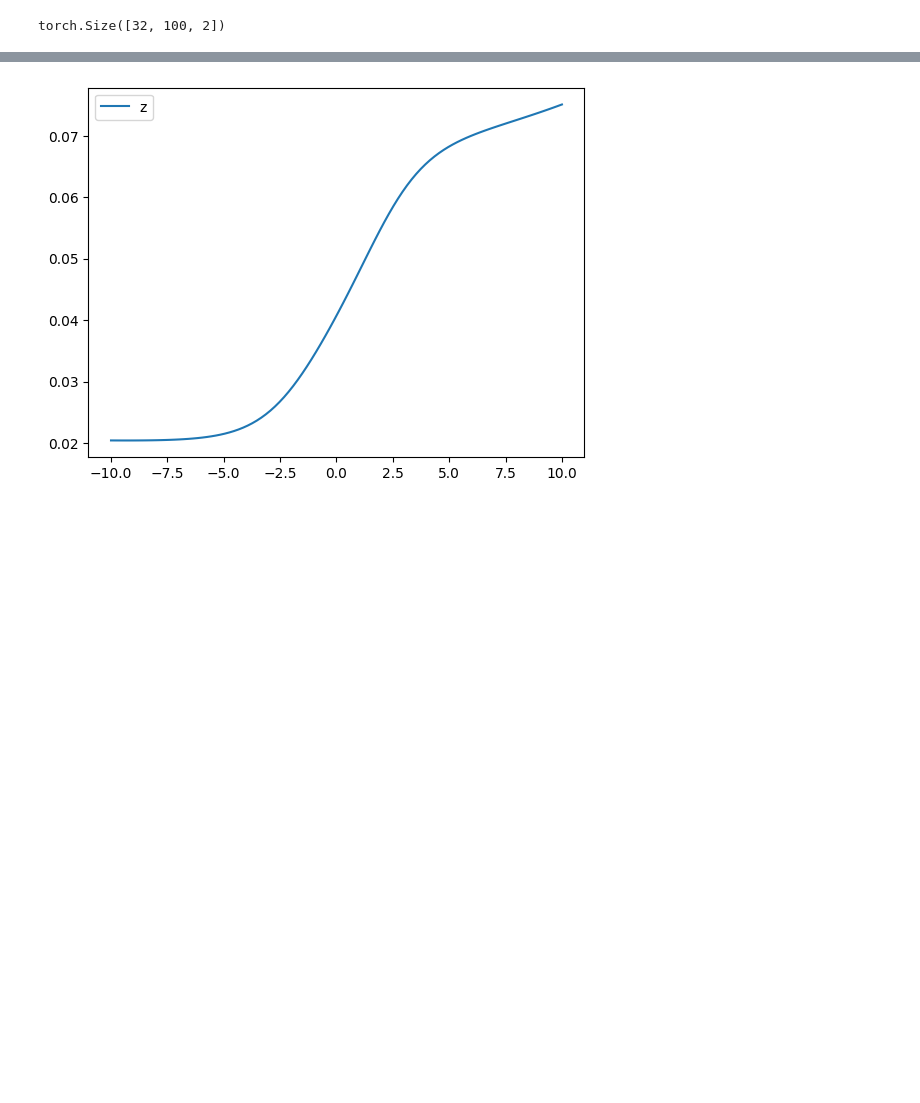
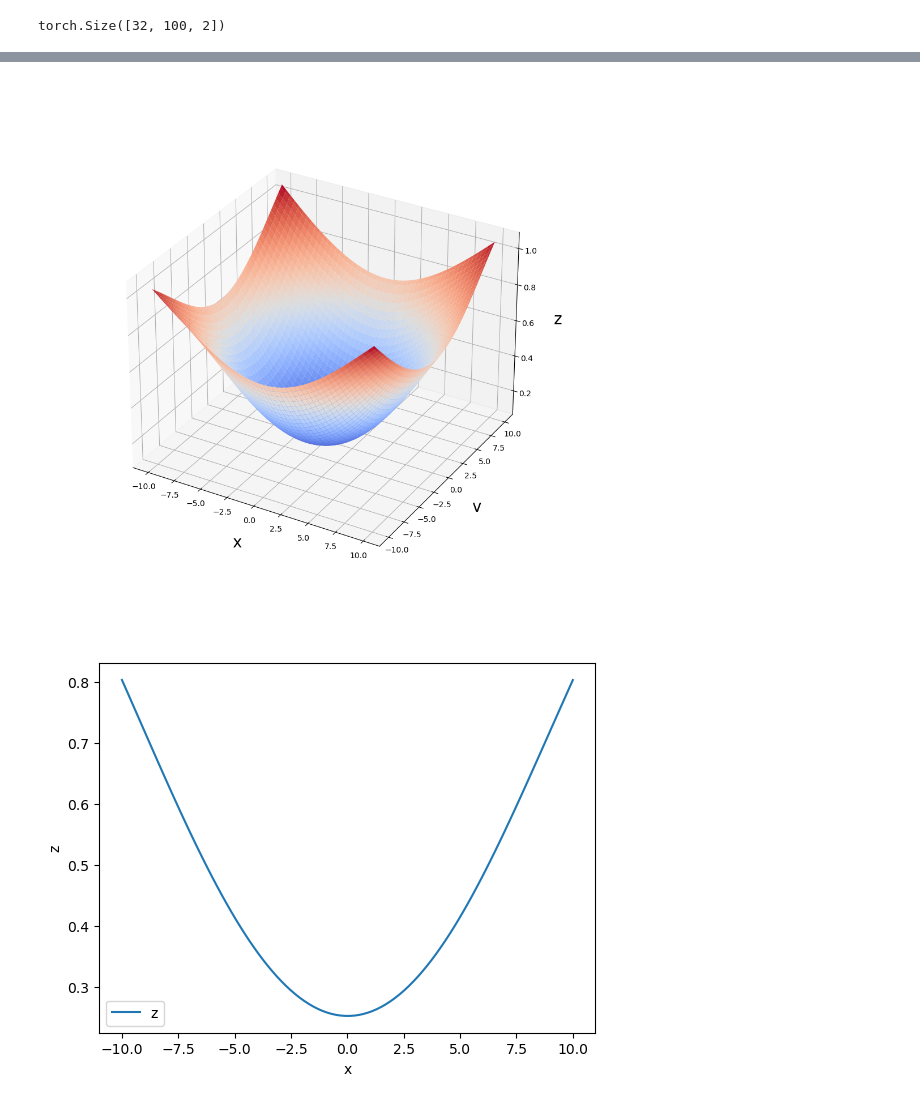
Before and after one commit to danny1078/cqit, a Jupyter notebook: train_jupyter.ipynb, the cells around one changed output, grey strips where cells are left out. Cells and saved outputs as stored; diff of their text form; code cells hidden in the pictures; blank space fills up the shorter version.

```diff
--- a/train_jupyter.ipynb
+++ b/train_jupyter.ipynb
@@ -46,5 +48,5 @@ def get_data_loaders(n_points: int, arr_size: int, batch_size: int = 32):
 # %%
-train_dl, val_dl = get_data_loaders(100, 1000)
+train_mean, train_std, train_dl, val_dl = get_data_loaders(100, 1000)
 # %%
 #check dimensions
 for i, data in enumerate(train_dl):
@@ -181,3 +202,15 @@ print(test_loss, test_conservation_loss, test_reconstruction_loss)
+# %%
+fig = plt.figure(figsize=(10,10))
+ax = fig.add_subplot(111, projection='3d')
+ax.plot_surface(x_grid.numpy(), v_grid.numpy(), zs.detach().numpy(), cmap='coolwarm')
+ax.set_xlabel('x', size=20, labelpad=20)
+ax.set_ylabel('v', size=20, labelpad=20)
+ax.set_zlabel('z', size=20, labelpad=20)
+ax.set_box_aspect(aspect=None, zoom=0.8)
+plt.tight_layout()
+plt.show()
+# %% [output]
+[figure, added]
 # %%
 model = model.eval()
 v_test = 5 * torch.ones((100,1))
@@ -185,11 +218,13 @@ x_test = rearrange(torch.linspace(-10, 10, 100), 'b -> b 1')
 test = rearrange(torch.stack((x_test, v_test)), 'c b a -> b (c a)')
 zs = model[0](test)
 plt.plot(x_test, zs.detach().numpy(), label='z')
+plt.xlabel('x')
+plt.ylabel('z')
 #set y limit
 plt.legend()
 plt.show()
 # %% [output]
-[figure, old version]
+[figure, new version]
 # %%
 model = model.eval()
 x_test = torch.ones((100,1))
```
Also changed, not shown: parts of 9 cells of this notebook, 9 other files.
